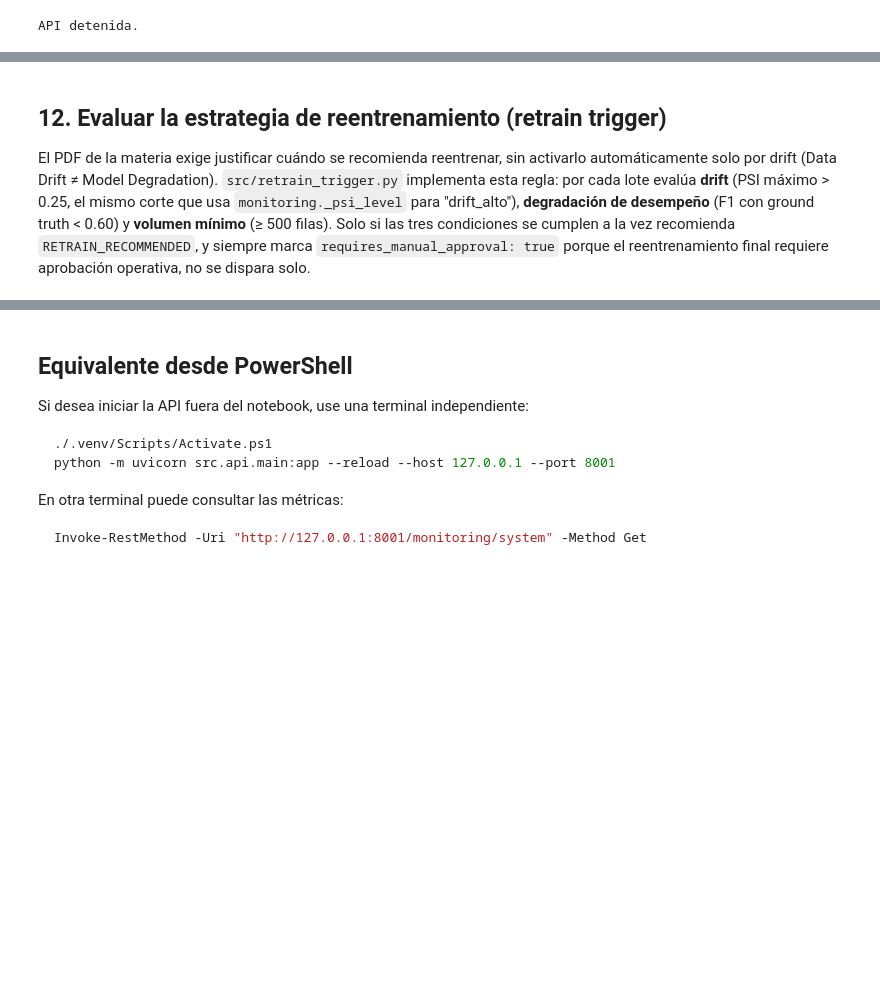
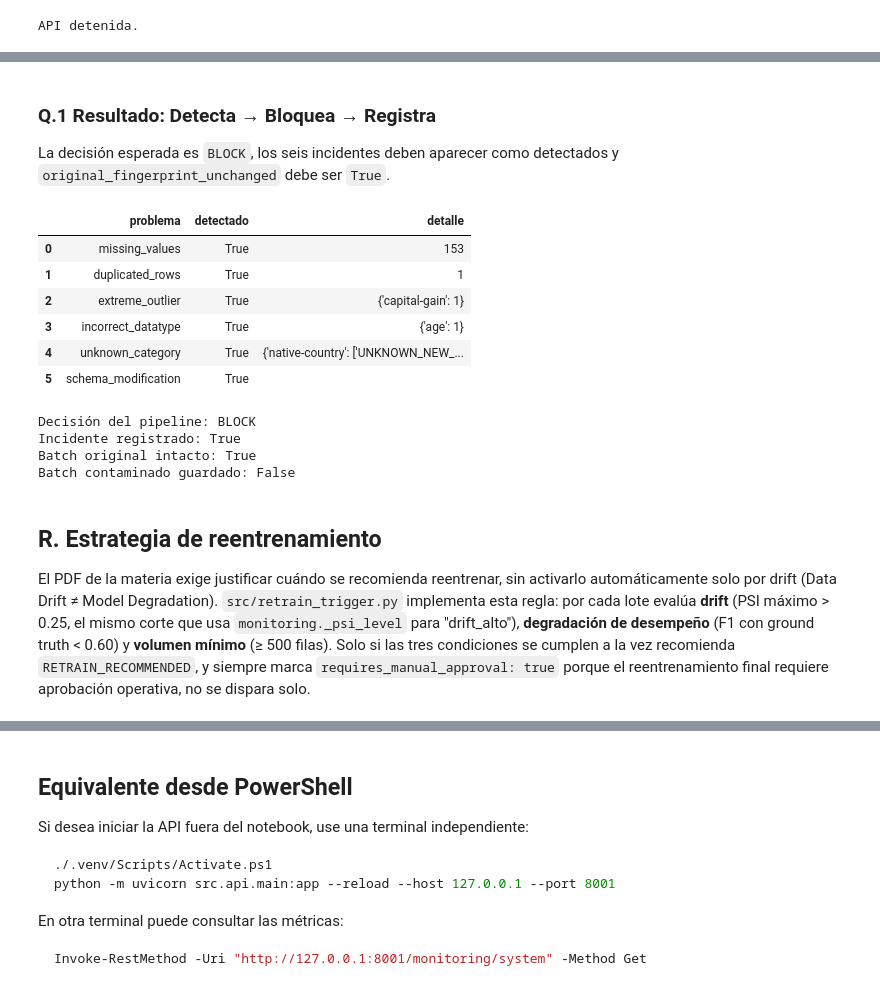
Before and after one commit to sebacalfa/ProyFinal_Mod6, a Jupyter notebook: L_Monitoreo.ipynb, the cells around one changed output, grey strips where cells are left out. Cells and saved outputs as stored; diff of their text form; code cells hidden in the pictures; blank space fills up the shorter version.

```diff
--- a/L_Monitoreo.ipynb
+++ b/L_Monitoreo.ipynb
@@ -223,5 +334,33 @@ API detenida.
+# %% [markdown]
+### Q.1 Resultado: Detecta → Bloquea → Registra
+
+La decisión esperada es `BLOCK`, los seis incidentes deben aparecer como detectados y `original_fingerprint_unchanged` debe ser `True`.
+# %%
+quality_path = PROJECT_DIR / 'resultado_pipeline' / 'monitoring' / 'quality_incident.json'
+quality_report = json.loads(quality_path.read_text(encoding='utf-8'))
+quality_table = pd.DataFrame([
+    {'problema': name, 'detectado': result['detected'], 'detalle': result.get('details', result.get('count', ''))}
+    for name, result in quality_report['checks'].items()
+])
+display(quality_table)
+print('Decisión del pipeline:', quality_report['pipeline_decision'])
+print('Incidente registrado:', quality_report['incident_registered'])
+print('Batch original intacto:', quality_report['original_fingerprint_unchanged'])
+print('Batch contaminado guardado:', quality_report['contaminated_batch_saved'])
+# %% [output]
+|  | problema | detectado | detalle |
+| 0 | missing_values | True | 153 |
+| 1 | duplicated_rows | True | 1 |
+| 2 | extreme_outlier | True | {'capital-gain': 1} |
+| 3 | incorrect_datatype | True | {'age': 1} |
+| 4 | unknown_category | True | {'native-country': ['UNKNOWN_NEW_... |
+| 5 | schema_modification | True |  |
+Decisión del pipeline: BLOCK
+Incidente registrado: True
+Batch original intacto: True
+Batch contaminado guardado: False
 # %% [markdown]
-## 12. Evaluar la estrategia de reentrenamiento (retrain trigger)
+## R. Estrategia de reentrenamiento
 
 El PDF de la materia exige justificar cuándo se recomienda reentrenar, sin activarlo automáticamente solo por drift (Data Drift ≠ Model Degradation). `src/retrain_trigger.py` implementa esta regla: por cada lote evalúa **drift** (PSI máximo > 0.25, el mismo corte que usa `monitoring._psi_level` para "drift_alto"), **degradación de desempeño** (F1 con ground truth < 0.60) y **volumen mínimo** (≥ 500 filas). Solo si las tres condiciones se cumplen a la vez recomienda `RETRAIN_RECOMMENDED`, y siempre marca `requires_manual_approval: true` porque el reentrenamiento final requiere aprobación operativa, no se dispara solo.
 # %%
```
Also changed, not shown: parts of 19 cells of this notebook, 4 other files.
